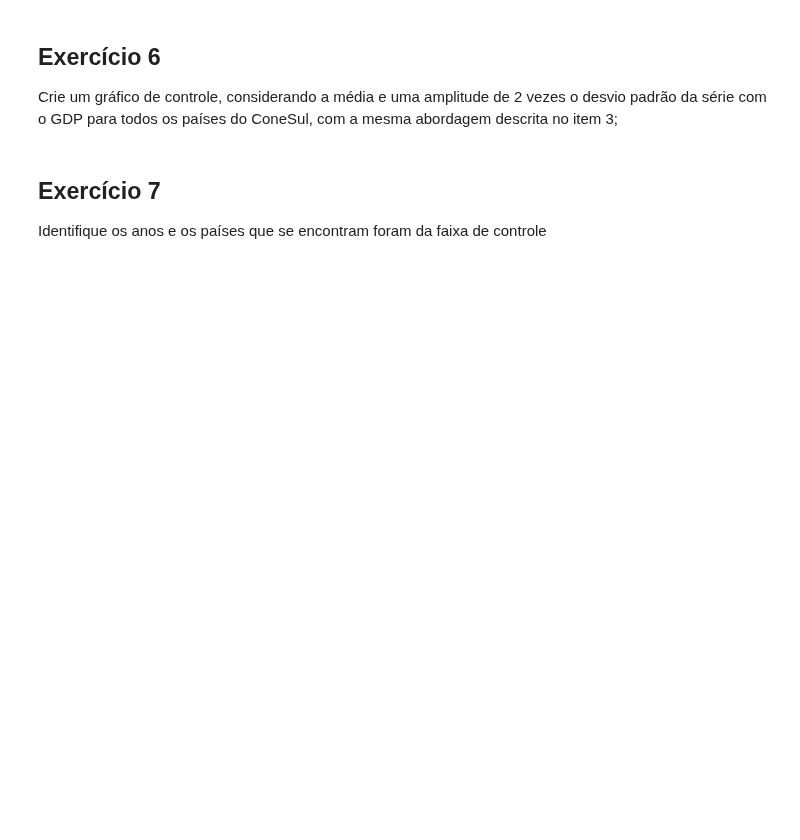
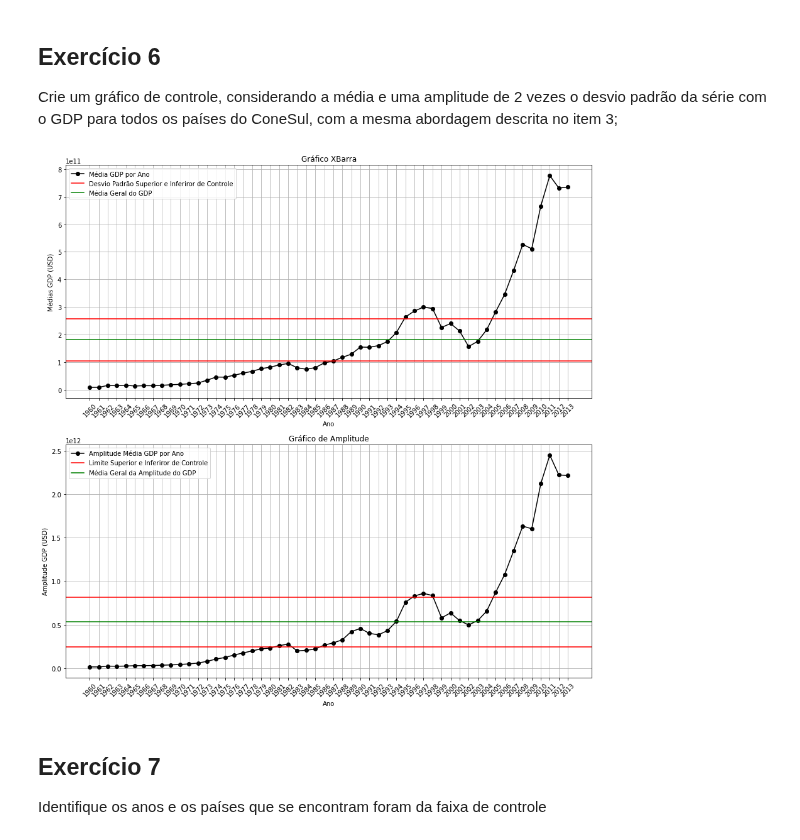
Before and after one commit to sganzerla/DPS852-Data-Science, a Jupyter notebook: T2/t2.ipynb, the cells around one changed output. Cells and saved outputs as stored; diff of their text form; code cells hidden in the pictures; blank space fills up the shorter version.

```diff
--- a/T2/t2.ipynb
+++ b/T2/t2.ipynb
@@ -88,8 +88,6 @@ df_registros_paises_sul_americanos.reset_index(inplace = True)
 # apagando colunas
 df_registros_paises_sul_americanos = df_registros_paises_sul_americanos.drop(
     ['index', 'Country Name', 'Country Code'], axis=1)
-
-# resetando indices
 
 def buscando_constante_a2(quantidade_elementos: int):
     if(quantidade_elementos > 25):
@@ -137,7 +135,7 @@ def gerando_grafico_controle(df_registros: pd.DataFrame):
     desvios_GDP = df_registros.std(numeric_only=True, skipna=True, axis=0)
 
     # nome das colunas
-    rotulo_colunas = medias_GDP.index
+    rotulo_colunas = df_registros.columns
 
     # Plot x-bar and r charts
     fig, axs = plt.subplots(2, figsize=(15, 15))
@@ -262,3 +263,19 @@ gerando_grafico_controle(df_paises_conesul)
+# %%
+filtro_cod_conesul = df_paises_conesul['Country Code']
+
+# filtrando apenas as linhas que contém o critério do filtro na coluna Country Code
+df_registros_paises_conesul = df_gpd.query(
+    "`Country Code` in @filtro_cod_conesul")
+
+df_registros_paises_conesul.reset_index(inplace = True)
+
+# apagando colunas
+df_registros_paises_conesul = df_registros_paises_conesul.drop(
+    ['index', 'Country Name', 'Country Code'], axis=1)
+
+gerando_grafico_controle(df_registros_paises_conesul)
+# %% [output]
+[figure, added]
 # %% [markdown]
 ## Exercício 7
 Identifique os anos e os países que se encontram foram da faixa de controle
```
Also changed, not shown: parts of 4 cells of this notebook, 1 other file.
